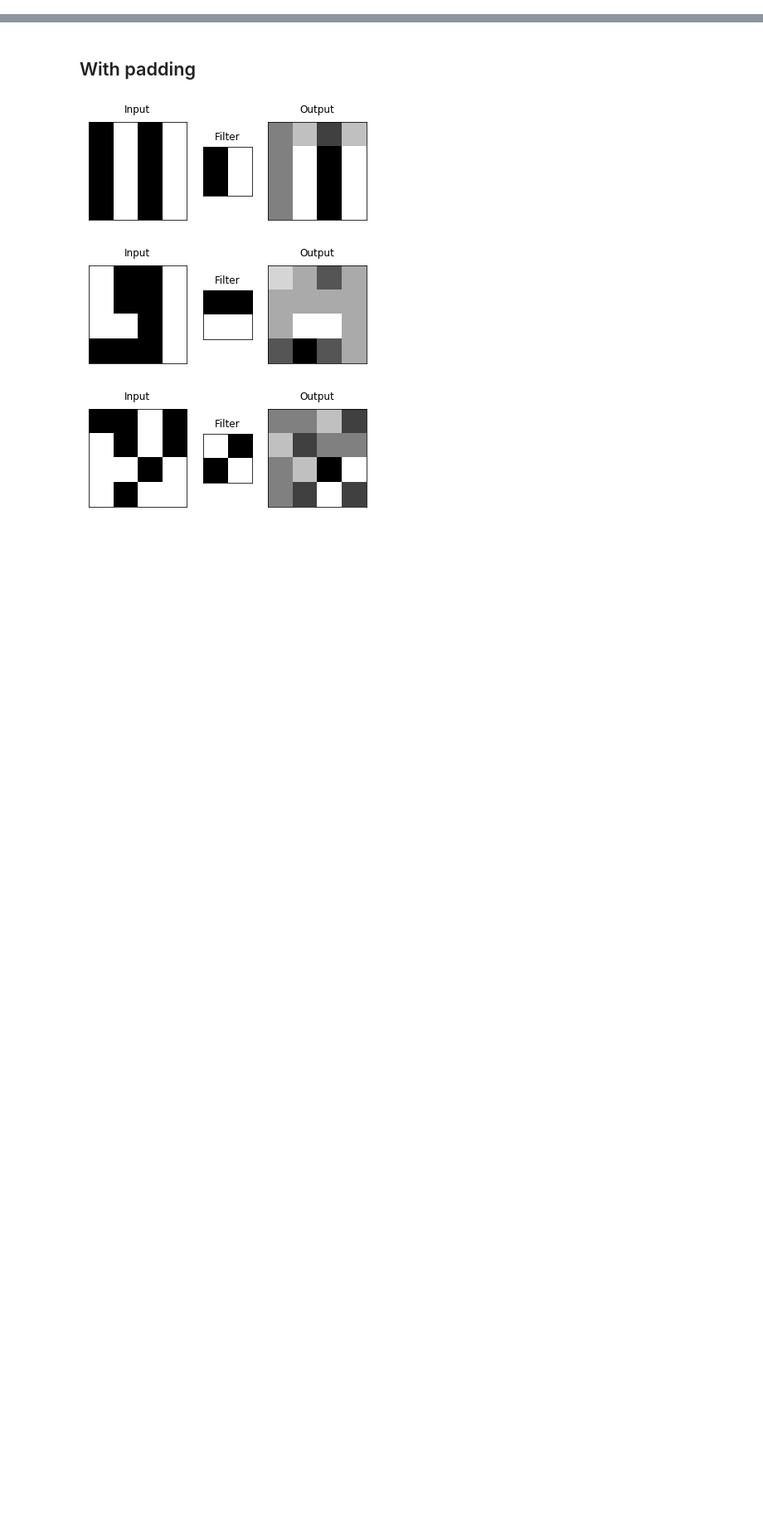
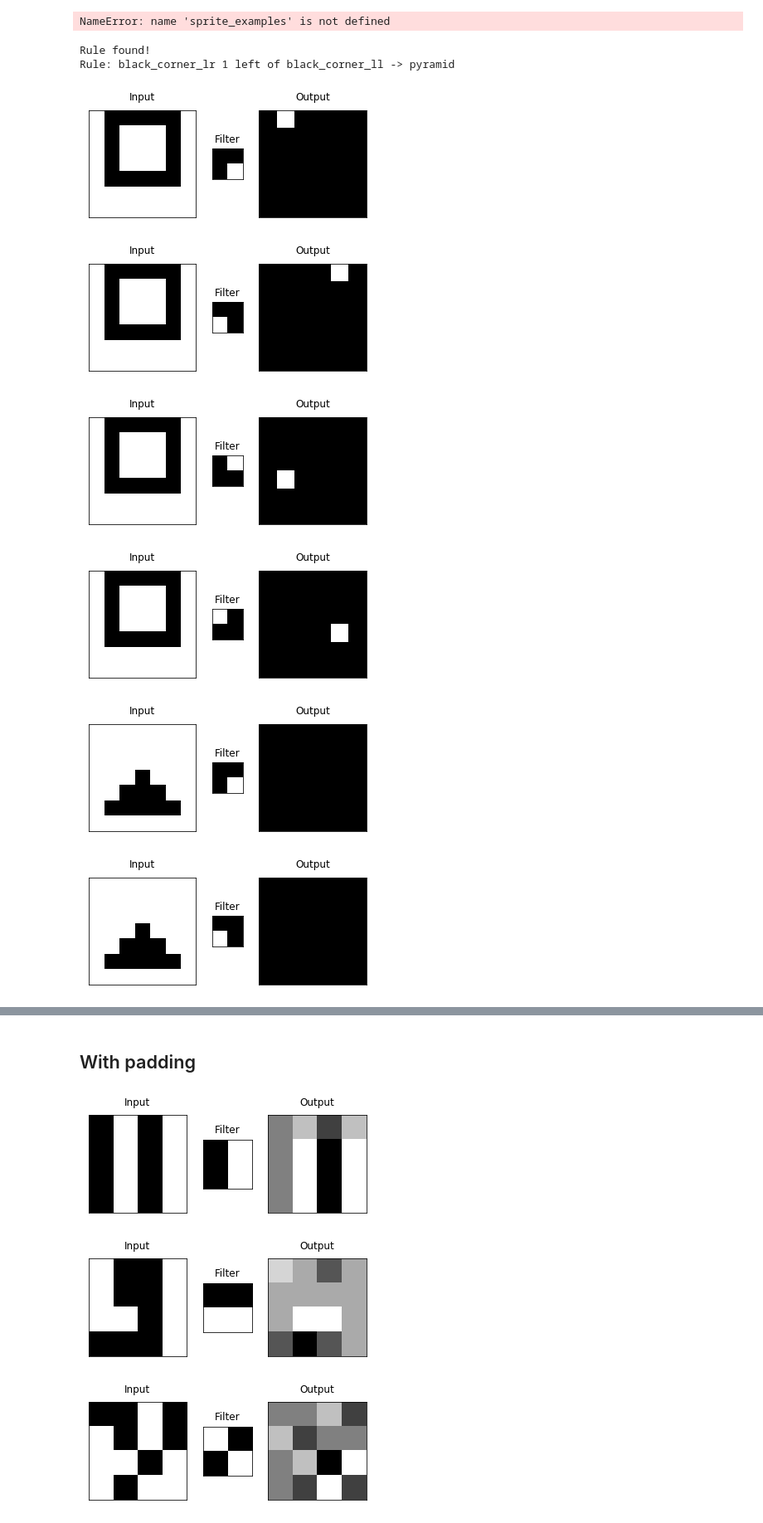
Before and after one commit to akim330/interpretability-project, a Jupyter notebook: simple_convs.ipynb, the cells around one changed output, grey strips where cells are left out. Shown at 83% size. Cells and saved outputs as stored; diff of their text form; code cells hidden in the pictures; blank space fills up the shorter version.

```diff
--- a/simple_convs.ipynb
+++ b/simple_convs.ipynb
@@ -234,0 +646,15 @@ def get_rand_filter(dims=(2,2)):
+# %%
+"""sprite_datasets_mult = {'pyramid': np.vstack([get_pyramid_dataset(7,3),get_pyramid_dataset(7,5)]),
+                      'ship': get_ship_dataset(),
+                  'box': np.vstack([get_box_dataset(7,3),get_box_dataset(7,4),get_box_dataset(7,5)])}
+"""
+
+"""
+sprite_datasets = {'pyramid': get_pyramid_dataset(),
+                      'ship': get_ship_dataset(),
+                  'box': get_box_dataset()}
+"""
+
+sprite_examples = {'pyramid': get_pyramid,
+                 'ship': get_ship,
+                 'box': get_box}
@@ -234,0 +779,37 @@ def get_rand_filter(dims=(2,2)):
+# %%
+filters = ['black_corner', 'white_corner', 'edge']
+sprites = ['box', 'pyramid']
+
+X, y, X_conv, filter_names = get_dataset(filters, sprites, grid_size=5)
+
+clf = SpriteClassifier()
+clf.fit(X_conv, y)
+
+f1_name = filter_names[clf.filter1]
+f2_name = filter_names[clf.filter2]
+
+print(f"Rule: {f1_name} {relative_position_dict[clf.diff]} {f2_name} -> {sprites[clf.target]}")
+# %% [output]
+NameError: name 'sprite_examples' is not defined
+# %%
+filters = ['black_corner']
+sprites = ['box', 'pyramid']
+
+X, y, X_conv, filter_names = get_data(filters, sprites, grid_size=7, mult=True)
+
+clf = SpriteClassifier()
+clf.fit(X_conv, y)
+
+f1_name = filter_names[clf.filter1]
+f2_name = filter_names[clf.filter2]
+
+print(f"Rule: {f1_name} {relative_position_dict[clf.diff]} {f2_name} -> {sprites[clf.target]}")
+# %% [output]
+Rule found!
+Rule: black_corner_lr 1 left of black_corner_ll -> pyramid
+[figure, added]
+[figure, added]
+[figure, added]
+[figure, added]
+[figure, added]
+[figure, added]
```
Also changed, not shown: parts of 27 cells of this notebook, 3 other files.
